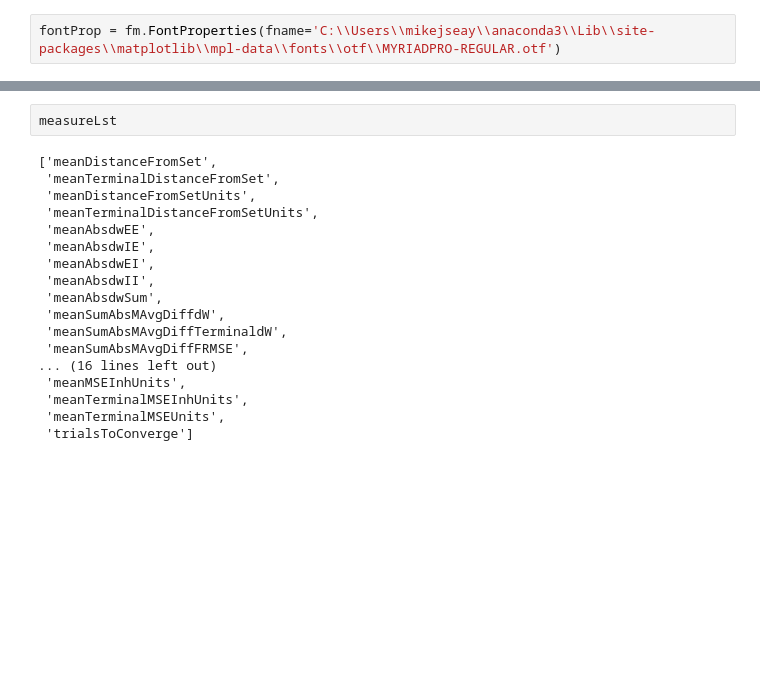
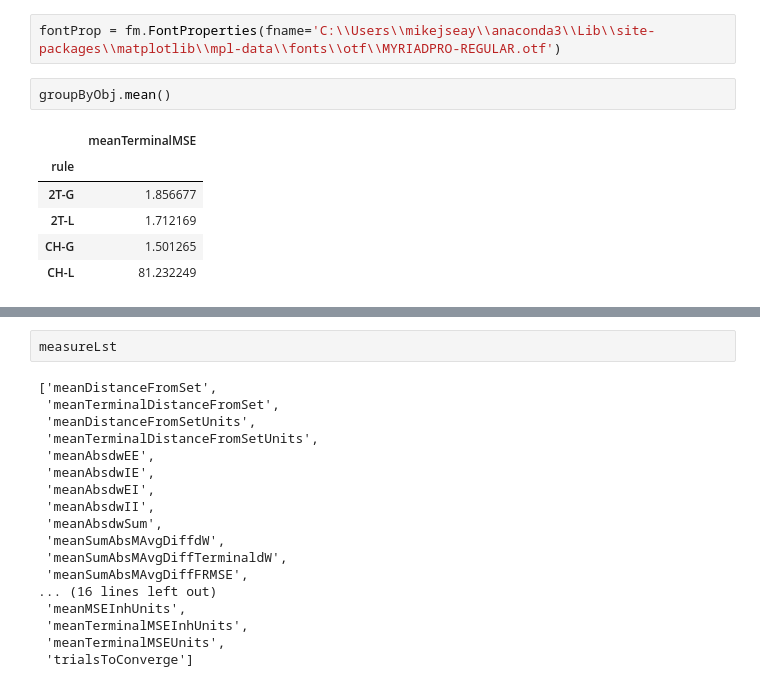
Before and after one commit to mikejseay/spiking-upstates, a Jupyter notebook: notebooks/spiking-upstates-dev-2021-seed-analysis.ipynb, the cells around one changed output, grey strips where cells are left out. Cells and saved outputs as stored; diff of their text form; blank space fills up the shorter version.

```diff
--- a/notebooks/spiking-upstates-dev-2021-seed-analysis.ipynb
+++ b/notebooks/spiking-upstates-dev-2021-seed-analysis.ipynb
@@ -267,5 +235,14 @@ overallDF
 # %%
 fontProp = fm.FontProperties(fname='C:\\Users\\mikejseay\\anaconda3\\Lib\\site-packages\\matplotlib\\mpl-data\\fonts\\otf\\MYRIADPRO-REGULAR.otf')
+# %%
+groupByObj.mean()
+# %% [output]
+|  | meanTerminalMSE |
+| rule |  |
+| 2T-G | 1.856677 |
+| 2T-L | 1.712169 |
+| CH-G | 1.501265 |
+| CH-L | 81.232249 |
 # %%
 # plot dedicated to showing the chosen MSE measure
 
```
Also changed, not shown: parts of 15 cells of this notebook, 19 other files.
